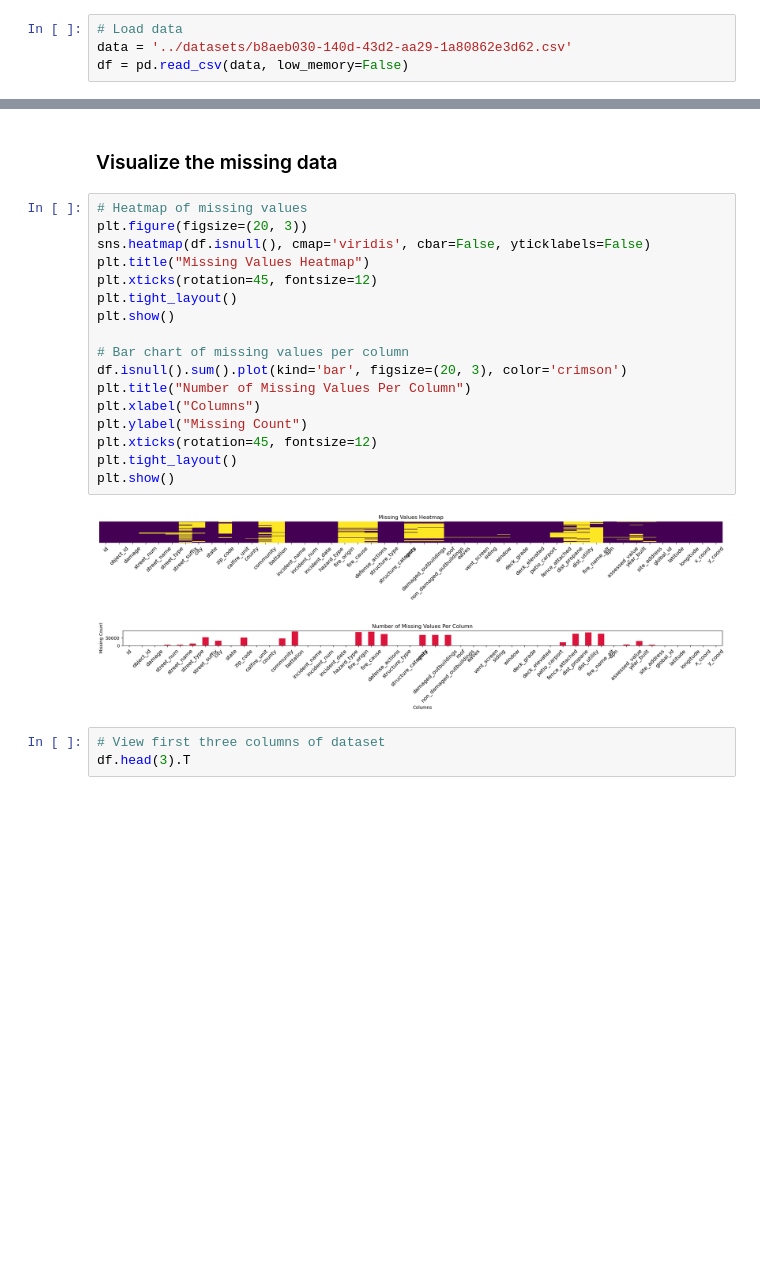
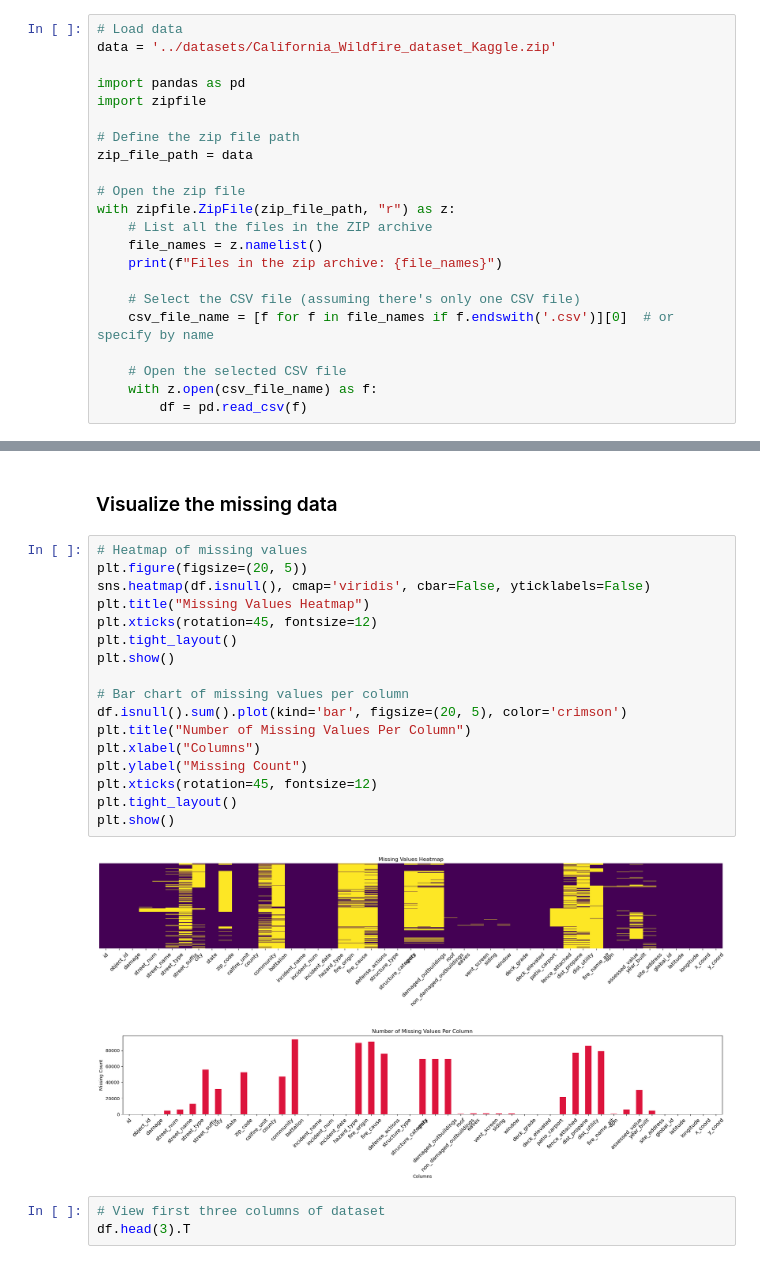
Before and after one commit to EhsanGharibNezhad/California-Wildfire-Risk-Prediction-and-Electric-Grid-Failure-Analysis, a Jupyter notebook: notebooks/cal-wildfires-random-forest-modeling.ipynb, the cells around one changed output, grey strips where cells are left out. Saved outputs shown, nothing was run; the diff lists cells and outputs as text; blank space fills up the shorter version.

```diff
--- a/notebooks/cal-wildfires-random-forest-modeling.ipynb
+++ b/notebooks/cal-wildfires-random-forest-modeling.ipynb
@@ -68,5 +70,23 @@ Ref: https://www.kaggle.com/datasets/vijayveersingh/the-california-wildfire-data
 - This dataset contains a mix of **categorical, numerical, and geospatial data** suitable for analysis and visualization of fire-affected structures.
 # %%
 # Load data
-data = '../datasets/b8aeb030-140d-43d2-aa29-1a80862e3d62.csv'
-df = pd.read_csv(data, low_memory=False)
+data = '../datasets/California_Wildfire_dataset_Kaggle.zip'
+
+import pandas as pd
+import zipfile
+
+# Define the zip file path
+zip_file_path = data
+
+# Open the zip file
+with zipfile.ZipFile(zip_file_path, "r") as z:
+    # List all the files in the ZIP archive
+    file_names = z.namelist()
+    print(f"Files in the zip archive: {file_names}")
+
+    # Select the CSV file (assuming there's only one CSV file)
+    csv_file_name = [f for f in file_names if f.endswith('.csv')][0]  # or specify by name
+
+    # Open the selected CSV file
+    with z.open(csv_file_name) as f:
+        df = pd.read_csv(f)
@@ -214,24 +236,24 @@ dtype: int64
 ### Visualize the missing data
 # %%
 # Heatmap of missing values
-plt.figure(figsize=(20, 3))
+plt.figure(figsize=(20, 5))
 sns.heatmap(df.isnull(), cmap='viridis', cbar=False, yticklabels=False)
 plt.title("Missing Values Heatmap")
 plt.xticks(rotation=45, fontsize=12)
 plt.tight_layout()
 plt.show()
 
 # Bar chart of missing values per column
-df.isnull().sum().plot(kind='bar', figsize=(20, 3), color='crimson')
+df.isnull().sum().plot(kind='bar', figsize=(20, 5), color='crimson')
 plt.title("Number of Missing Values Per Column")
 plt.xlabel("Columns")
 plt.ylabel("Missing Count")
 plt.xticks(rotation=45, fontsize=12)
 plt.tight_layout()
 plt.show()
 # %% [output]
-[figure, old version]
+[figure, new version]
-[figure, old version]
+[figure, new version]
 # %%
 # View first three columns of dataset
 df.head(3).T
```
Also changed, not shown: parts of 10 cells of this notebook, 1 other file.
